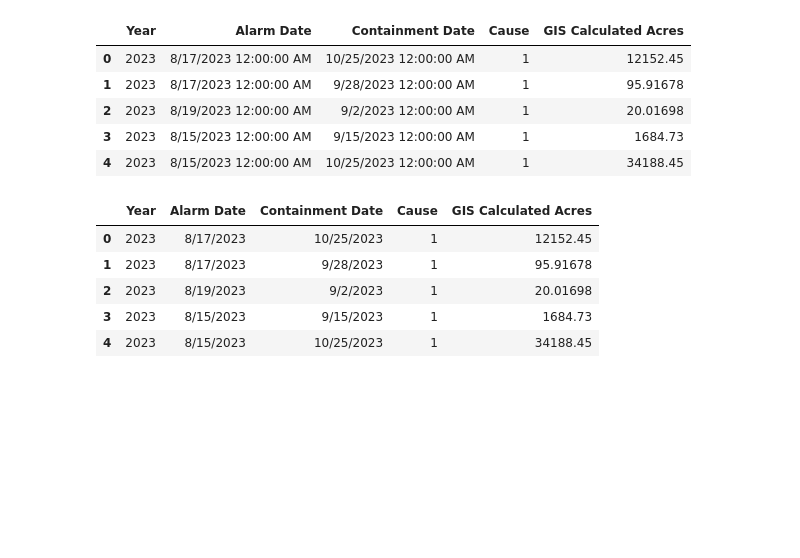
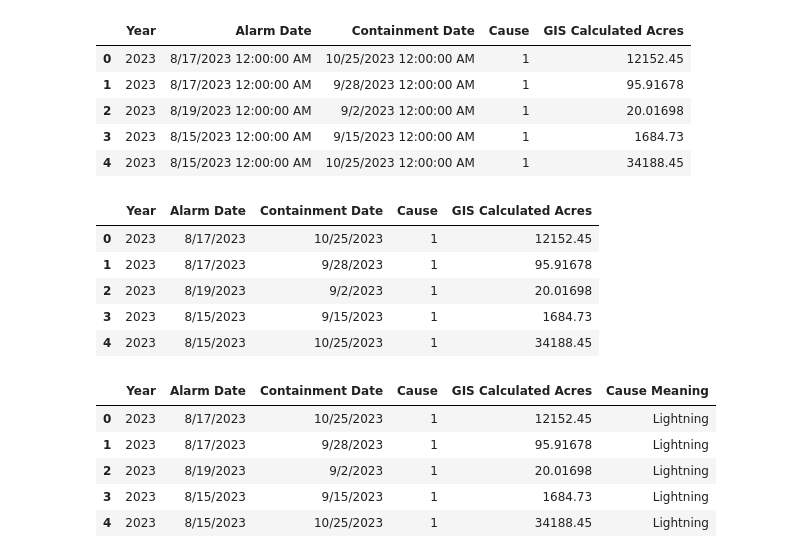
Before and after one commit to epsilonite/pandas-project, a Jupyter notebook: California Wildfire Seasonality/CA-Wildfire-2023.ipynb, the cells around one changed output. Saved outputs shown, nothing was run; the diff lists cells and outputs as text; code cells hidden in the pictures; blank space fills up the shorter version.

```diff
--- a/California Wildfire Seasonality/CA-Wildfire-2023.ipynb
+++ b/California Wildfire Seasonality/CA-Wildfire-2023.ipynb
@@ -71,29 +71,53 @@ df_2023.head()
 | 3 | 2023 | 8/15/2023 | 9/15/2023 | 1 | 1684.73 |
 | 4 | 2023 | 8/15/2023 | 10/25/2023 | 1 | 34188.45 |
 # %%
-df_2023['Cause Meaning'] = []
-df_2023['Cause'] = [int(item) for item in df_2023['Cause']]
-for i in df_2023['Cause']:
+df_2023['Cause Meaning'] = ''
+df_2023['Cause'] = df_2023['Cause'].astype(int)
+def map_cause_to_meaning(i):
     if i == 1:
-        df_2023['Cause Meaning'].append('Lightning')
+        return 'Lightning'
     elif i == 2:
-        df_2023['Cause Meaning'].append('Equipment Use')
+        return 'Equipment Use'
     elif i == 3:
-        df_2023['Cause Meaning'].append('Smoking')
+        return 'Smoking'
     elif i == 4:
-        df_2023['Cause Meaning'].append('Smoking')
+        return 'Campfire'
     elif i == 5:
+        return 'Debris'
     elif i == 6:
+        return 'Railroad'
     elif i == 7:
+        return 'Arson'
     elif i == 8:
+        return 'Playing with fire'
     elif i == 9:
+        return 'Miscellaneous'
     elif i == 10:
+        return 'Vehicle'
     elif i == 11:
+        return 'Powerline'
     elif i == 12:
+        return 'Firefighter Training'
     elif i == 13:
+        return 'Non-Firefighter Training'
     elif i == 14:
+        return 'Unknown / Unidentified'
     elif i == 15:
+        return 'Structure'
     elif i == 16:
+        return 'Aircraft'
     elif i == 18:
+        return 'Escaped Prescribed Burn'
     elif i == 19:
+        return 'Illegal Alien Campfire'
     else:
+        return 'N/A'
+df_2023['Cause Meaning'] = df_2023['Cause'].apply(map_cause_to_meaning)
+df_2023.head()
+# %% [output]
+|  | Year | Alarm Date | Containment Date | Cause | GIS Calculated Acres | Cause Meaning |
+| 0 | 2023 | 8/17/2023 | 10/25/2023 | 1 | 12152.45 | Lightning |
+| 1 | 2023 | 8/17/2023 | 9/28/2023 | 1 | 95.91678 | Lightning |
+| 2 | 2023 | 8/19/2023 | 9/2/2023 | 1 | 20.01698 | Lightning |
+| 3 | 2023 | 8/15/2023 | 9/15/2023 | 1 | 1684.73 | Lightning |
+| 4 | 2023 | 8/15/2023 | 10/25/2023 | 1 | 34188.45 | Lightning |
```
